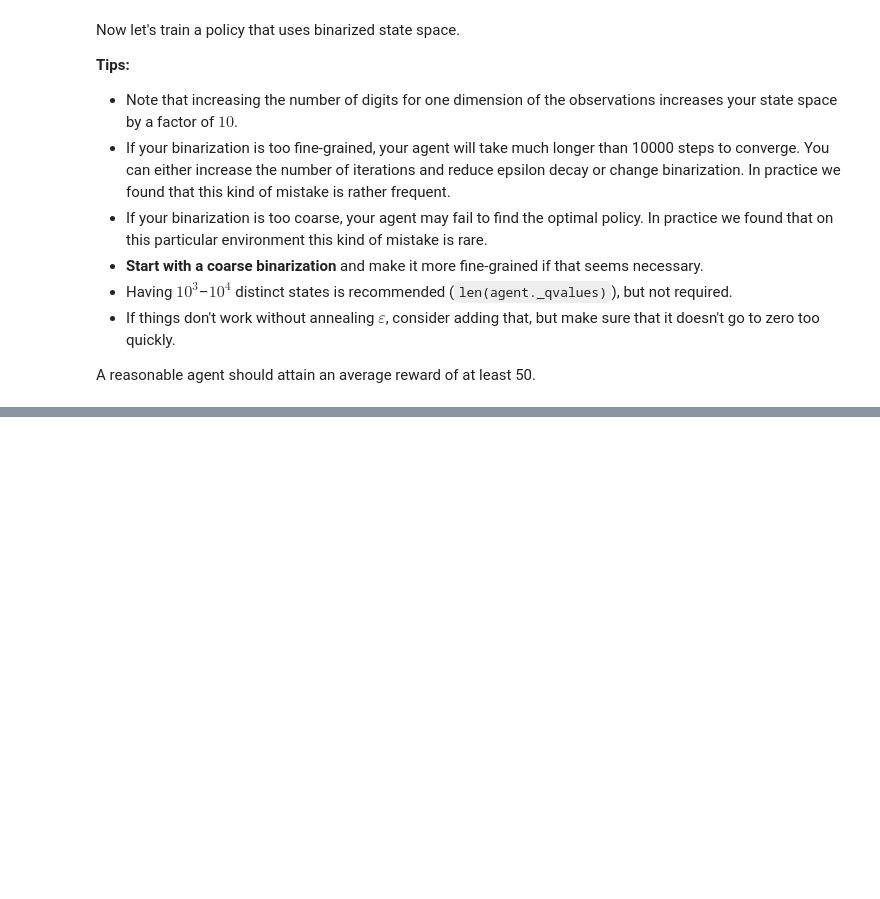
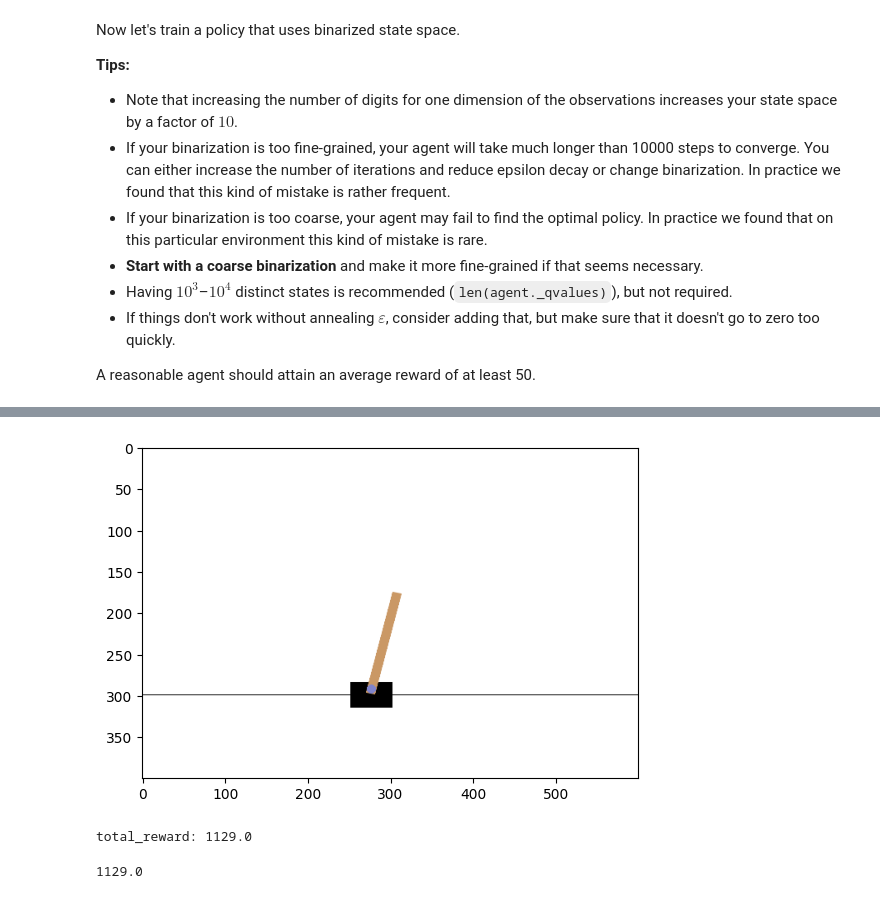
Before and after one commit to girafe-ai/reinforcement-learning, a Jupyter notebook: week03_model_free/seminar_qlearning.ipynb, the cells around one changed output, grey strips where cells are left out. Saved outputs shown, nothing was run; the diff lists cells and outputs as text; code cells hidden in the pictures; blank space fills up the shorter version.

```diff
--- a/week03_model_free/seminar_qlearning.ipynb
+++ b/week03_model_free/seminar_qlearning.ipynb
@@ -298,0 +342,41 @@ print('Your agent has learned {} Q-values.'.format(len(agent._qvalues)))
+# %%
+import time
+
+def play_and_visualize(env, agent, t_max=10**4):
+    """
+    This function should
+    - run a full game, actions given by agent's e-greedy policy
+    - train agent using agent.update(...) whenever it is possible
+    - return total reward
+    """
+    total_reward = 0.0
+    s, info = env.reset()
+    plt.imshow(env.render())
+    plt.show()
+
+    for t in range(t_max):
+        # get agent to pick action given state s.
+        a = agent.get_action(s)
+
+        next_s, r, done, truncated, _ = env.step(a)
+        clear_output(True)
+        plt.imshow(env.render())
+        plt.show()
+        time.sleep(0.05)
+
+        s = next_s
+        total_reward += r
+
+
+        if done:
+            break
+
+    print("total_reward:", total_reward)
+    return total_reward
+# %%
+env = Binarizer(make_env())
+play_and_visualize(env, agent)
+# %% [output]
+[figure, added]
+total_reward: 1129.0
+1129.0
```
Also changed, not shown: parts of 10 cells of this notebook, 14 other files.
